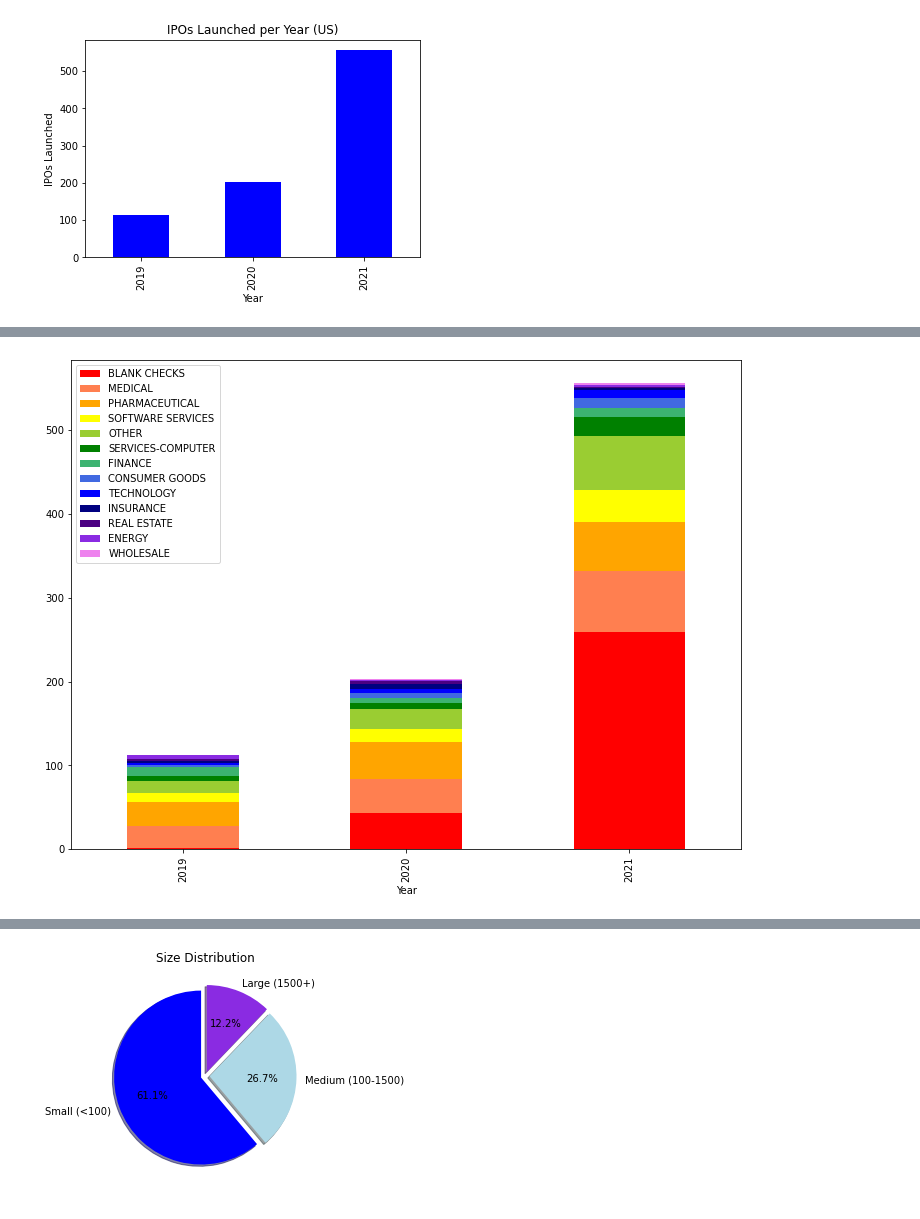
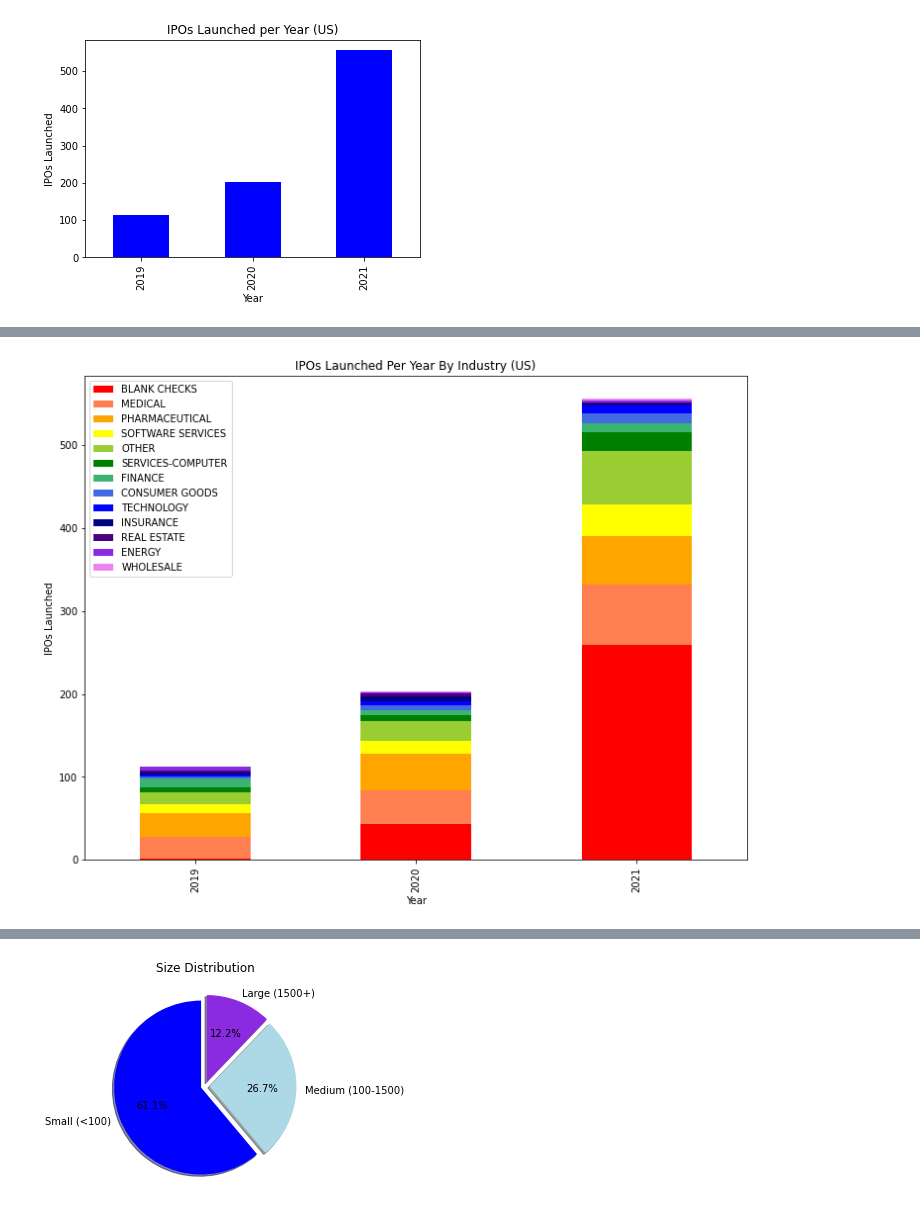
Before and after one commit to ClareSpecht/Project1_Room6, a Jupyter notebook: data_analysis.ipynb, the cells around one changed output, grey strips where cells are left out. Saved outputs shown, nothing was run; the diff lists cells and outputs as text; code cells hidden in the pictures.

```diff
--- a/data_analysis.ipynb
+++ b/data_analysis.ipynb
@@ -223,30 +223,34 @@ Name: NewInd, dtype: int64
 # %%
 #Compare industry volumes
 yearly = industrydata[["Ticker", "Year", "NewInd"]]
 byyear = yearly.groupby(by=["NewInd", "Year"]).count()
 legend = ["BLANK CHECKS", "MEDICAL", "PHARMACEUTICAL", "SOFTWARE SERVICES", "OTHER", "SERVICES-COMPUTER", "FINANCE", "CONSUMER GOODS", "TECHNOLOGY", "INSURANCE", "REAL ESTATE", "ENERGY", "WHOLESALE"]
 
 ax = byyear.loc["BLANK CHECKS"].plot(kind="bar", color="red", figsize=(12,9))
 byyear.loc["MEDICAL"].plot(kind="bar", color="coral", ax=ax, bottom=byyear.loc["BLANK CHECKS"]["Ticker"])
 byyear.loc["PHARMACEUTICAL"].plot(kind="bar", color="orange", ax=ax, bottom=(byyear.loc["BLANK CHECKS"]["Ticker"] + byyear.loc["MEDICAL"]["Ticker"]))
 byyear.loc["SOFTWARE SERVICES"].plot(kind="bar", color="yellow", ax=ax, bottom=(byyear.loc["BLANK CHECKS"]["Ticker"] + byyear.loc["MEDICAL"]["Ticker"] + byyear.loc["PHARMACEUTICAL"]["Ticker"]))
 byyear.loc["OTHER"].plot(kind="bar", color="yellowgreen", ax=ax, bottom=(byyear.loc["BLANK CHECKS"]["Ticker"] + byyear.loc["MEDICAL"]["Ticker"] + byyear.loc["PHARMACEUTICAL"]["Ticker"] + byyear.loc["SOFTWARE SERVICES"]["Ticker"]))
 byyear.loc["SERVICES-COMPUTER"].plot(kind="bar", color="green", ax=ax, bottom=(byyear.loc["BLANK CHECKS"]["Ticker"] + byyear.loc["MEDICAL"]["Ticker"] + byyear.loc["PHARMACEUTICAL"]["Ticker"] + byyear.loc["SOFTWARE SERVICES"]["Ticker"] + byyear.loc["OTHER"]["Ticker"]))
 byyear.loc["FINANCE"].plot(kind="bar", color="mediumseagreen", ax=ax, bottom=(byyear.loc["BLANK CHECKS"]["Ticker"] + byyear.loc["MEDICAL"]["Ticker"] + byyear.loc["PHARMACEUTICAL"]["Ticker"] + byyear.loc["SOFTWARE SERVICES"]["Ticker"] + byyear.loc["OTHER"]["Ticker"] + byyear.loc["SERVICES-COMPUTER"]["Ticker"]))
 byyear.loc["CONSUMER GOODS"].plot(kind="bar", color="royalblue", ax=ax, bottom=(byyear.loc["BLANK CHECKS"]["Ticker"] + byyear.loc["MEDICAL"]["Ticker"] + byyear.loc["PHARMACEUTICAL"]["Ticker"] + byyear.loc["SOFTWARE SERVICES"]["Ticker"] + byyear.loc["OTHER"]["Ticker"] + byyear.loc["SERVICES-COMPUTER"]["Ticker"] + byyear.loc["FINANCE"]["Ticker"]))
 byyear.loc["TECHNOLOGY"].plot(kind="bar", color="blue", ax=ax, bottom=(byyear.loc["BLANK CHECKS"]["Ticker"] + byyear.loc["MEDICAL"]["Ticker"] + byyear.loc["PHARMACEUTICAL"]["Ticker"] + byyear.loc["SOFTWARE SERVICES"]["Ticker"] + byyear.loc["OTHER"]["Ticker"] + byyear.loc["SERVICES-COMPUTER"]["Ticker"] + byyear.loc["FINANCE"]["Ticker"] + byyear.loc["CONSUMER GOODS"]["Ticker"]))
 byyear.loc["INSURANCE"].plot(kind="bar", color="navy", ax=ax, bottom=(byyear.loc["BLANK CHECKS"]["Ticker"] + byyear.loc["MEDICAL"]["Ticker"] + byyear.loc["PHARMACEUTICAL"]["Ticker"] + byyear.loc["SOFTWARE SERVICES"]["Ticker"] + byyear.loc["OTHER"]["Ticker"] + byyear.loc["SERVICES-COMPUTER"]["Ticker"] + byyear.loc["FINANCE"]["Ticker"] + byyear.loc["CONSUMER GOODS"]["Ticker"] + byyear.loc["TECHNOLOGY"]["Ticker"]))
 byyear.loc["REAL ESTATE"].plot(kind="bar", color="indigo", ax=ax, bottom=(byyear.loc["BLANK CHECKS"]["Ticker"] + byyear.loc["MEDICAL"]["Ticker"] + byyear.loc["PHARMACEUTICAL"]["Ticker"] + byyear.loc["SOFTWARE SERVICES"]["Ticker"] + byyear.loc["OTHER"]["Ticker"] + byyear.loc["SERVICES-COMPUTER"]["Ticker"] + byyear.loc["FINANCE"]["Ticker"] + byyear.loc["CONSUMER GOODS"]["Ticker"] + byyear.loc["TECHNOLOGY"]["Ticker"] + byyear.loc["INSURANCE"]["Ticker"]))
 byyear.loc["ENERGY"].plot(kind="bar", color="blueviolet", ax=ax, bottom=(byyear.loc["BLANK CHECKS"]["Ticker"] + byyear.loc["MEDICAL"]["Ticker"] + byyear.loc["PHARMACEUTICAL"]["Ticker"] + byyear.loc["SOFTWARE SERVICES"]["Ticker"] + byyear.loc["OTHER"]["Ticker"] + byyear.loc["SERVICES-COMPUTER"]["Ticker"] + byyear.loc["FINANCE"]["Ticker"] + byyear.loc["CONSUMER GOODS"]["Ticker"] + byyear.loc["TECHNOLOGY"]["Ticker"] + byyear.loc["INSURANCE"]["Ticker"] + byyear.loc["REAL ESTATE"]["Ticker"]))
 byyear.loc["WHOLESALE"].plot(kind="bar", color="violet", ax=ax, bottom=(byyear.loc["BLANK CHECKS"]["Ticker"] + byyear.loc["MEDICAL"]["Ticker"] + byyear.loc["PHARMACEUTICAL"]["Ticker"] + byyear.loc["SOFTWARE SERVICES"]["Ticker"] + byyear.loc["OTHER"]["Ticker"] + byyear.loc["SERVICES-COMPUTER"]["Ticker"] + byyear.loc["FINANCE"]["Ticker"] + byyear.loc["CONSUMER GOODS"]["Ticker"] + byyear.loc["TECHNOLOGY"]["Ticker"] + byyear.loc["INSURANCE"]["Ticker"] + byyear.loc["REAL ESTATE"]["Ticker"] + byyear.loc["ENERGY"]["Ticker"]))
 
 ax.legend(legend)
 
+ax.set_ylabel("IPOs Launched")
+
+ax.set_title("IPOs Launched Per Year By Industry (US)")
+
 plt.savefig("Images/IndustryByYear.png")
 
 plt.show()
 # %% [output]
-[figure, old version]
+[figure, new version]
 # %%
 #Compile latitude and longitude for cities
 from config import (gkey)
```
Also changed, not shown: parts of 1 cell of this notebook, 2 other files.
